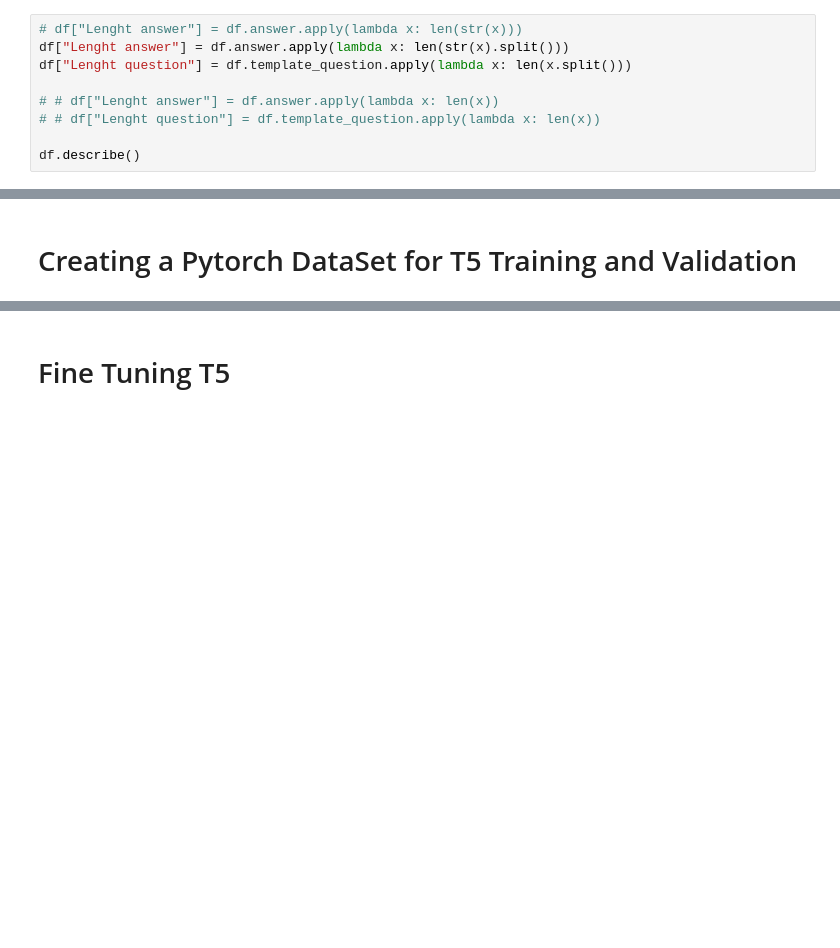
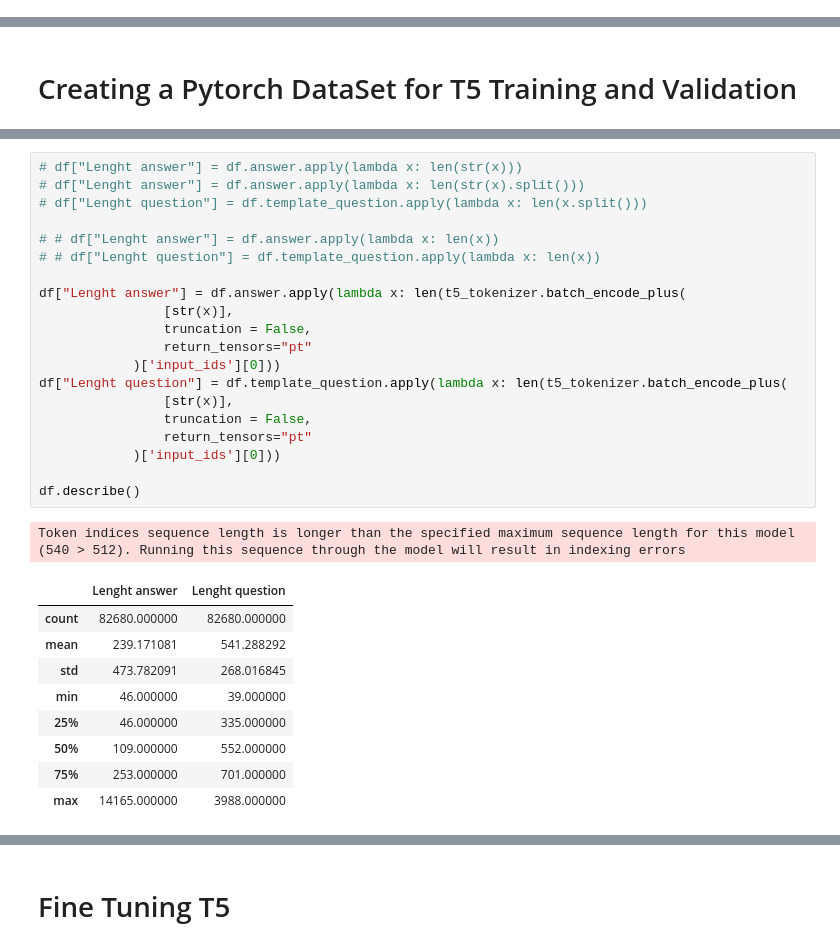
Before and after one commit to Kabongosalomon/LLLM-LeaderboardLLM, a Jupyter notebook: notebooks/[New] LongT5_v3.ipynb, the cells around one changed output, grey strips where cells are left out. Saved outputs shown, nothing was run; the diff lists cells and outputs as text; blank space fills up the shorter version.

```diff
--- a/notebooks/[New] LongT5_v3.ipynb
+++ b/notebooks/[New] LongT5_v3.ipynb
@@ -96,12 +94,3 @@ len(str(df.at[7000, 'answer']).split())
 # df = pd.read_parquet('train_squad.parquet')
 
 # df
-# %%
-# df["Lenght answer"] = df.answer.apply(lambda x: len(str(x)))
-df["Lenght answer"] = df.answer.apply(lambda x: len(str(x).split()))
-df["Lenght question"] = df.template_question.apply(lambda x: len(x.split()))
-
-# # df["Lenght answer"] = df.answer.apply(lambda x: len(x))
-# # df["Lenght question"] = df.template_question.apply(lambda x: len(x))
-
-df.describe()
@@ -161,6 +142,37 @@ t5_model = T5ForConditionalGeneration.from_pretrained(f"{model_name[model_idx]}{
 print(f"Max token lenght: {t5_tokenizer.model_max_length}")
 # %% [output]
 Max token lenght: 512
+# %%
+# df["Lenght answer"] = df.answer.apply(lambda x: len(str(x)))
+# df["Lenght answer"] = df.answer.apply(lambda x: len(str(x).split()))
+# df["Lenght question"] = df.template_question.apply(lambda x: len(x.split()))
+
+# # df["Lenght answer"] = df.answer.apply(lambda x: len(x))
+# # df["Lenght question"] = df.template_question.apply(lambda x: len(x))
+
+df["Lenght answer"] = df.answer.apply(lambda x: len(t5_tokenizer.batch_encode_plus(
+                [str(x)],
+                truncation = False,
+                return_tensors="pt"
+            )['input_ids'][0]))
+df["Lenght question"] = df.template_question.apply(lambda x: len(t5_tokenizer.batch_encode_plus(
+                [str(x)],
+                truncation = False,
+                return_tensors="pt"
+            )['input_ids'][0]))
+
+df.describe()
+# %% [output]
+Token indices sequence length is longer than the specified maximum sequence length for this model (540 > 512). Running this sequence through the model will result in indexing errors
+|  | Lenght answer | Lenght question |
+| count | 82680.000000 | 82680.000000 |
+| mean | 239.171081 | 541.288292 |
+| std | 473.782091 | 268.016845 |
+| min | 46.000000 | 39.000000 |
+| 25% | 46.000000 | 335.000000 |
+| 50% | 109.000000 | 552.000000 |
+| 75% | 253.000000 | 701.000000 |
+| max | 14165.000000 | 3988.000000 |
 # %%
 class QuestionGenerationDataset(Dataset):
     def __init__(self, tokenizer, filepath, max_len_inp=512,max_len_out=96):
```
Also changed, not shown: parts of 18 cells of this notebook, 1 other file.
